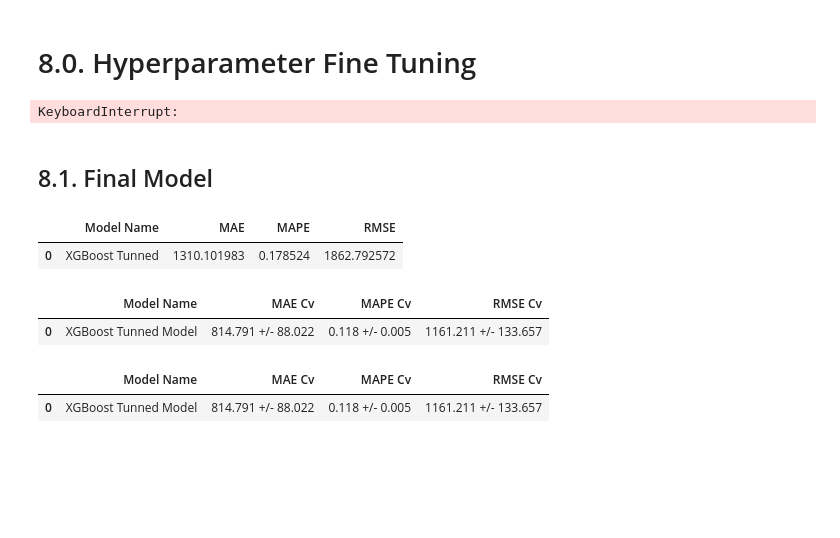
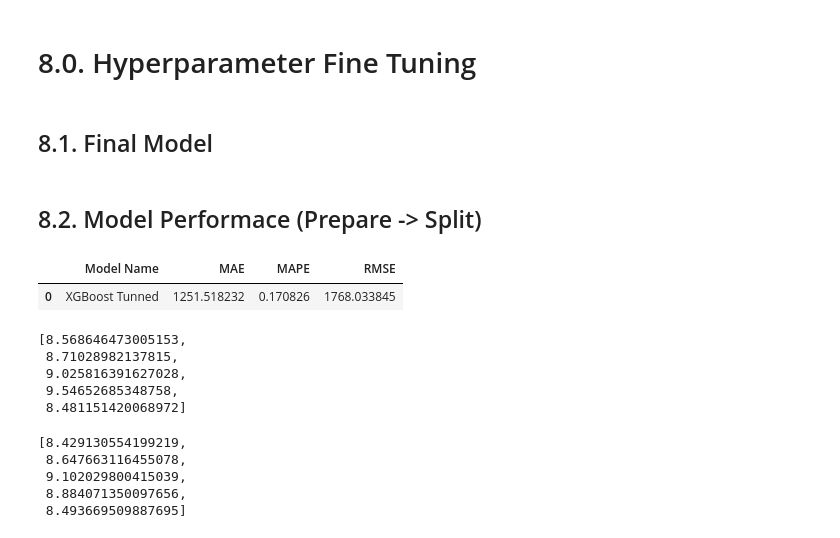
Before and after one commit to xGabrielR/DsEmProd, a Jupyter notebook: notebooks/m03_machine_learning_II.ipynb, the cells around one changed output. Cells and saved outputs as stored; diff of their text form; code cells hidden in the pictures; blank space fills up the shorter version.

```diff
--- a/notebooks/m03_machine_learning_II.ipynb
+++ b/notebooks/m03_machine_learning_II.ipynb
@@ -1009,53 +1009,53 @@ params = {
     'colsample_bytree': [.5, .7, .9, 1.]
 }
 # %%
-for i in range( 50 ):
-    hp = {k: sample( v, 1 ) for k, v in params.items()}
-    print(hp, file=open('parameters.txt', 'a'))
+# for i in range( 50 ):
+#     hp = {k: sample( v, 1 ) for k, v in params.items()}
+#     print(hp, file=open('parameters.txt', 'a'))
 
-    # Definition
-    xg = XGBRegressor( n_jobs = -1,
-                       n_estimators = hp['n_estimators'][0],
-                       eta   = hp['eta'][0],
-                       gamma = hp['gamma'][0],
-                       max_depth = hp['max_depth'][0],
-                       subsample = hp['subsample'][0],
-                       min_child_weight = hp['min_child_weight'][0],
-                       colsample_bytree = hp['colsample_bytree'][0])
+#     # Definition
+#     xg = XGBRegressor( n_jobs = -1,
+#                        n_estimators = hp['n_estimators'][0],
+#                        eta   = hp['eta'][0],
+#                        gamma = hp['gamma'][0],
+#                        max_depth = hp['max_depth'][0],
+#                        subsample = hp['subsample'][0],
+#                        min_child_weight = hp['min_child_weight'][0],
+#                        colsample_bytree = hp['colsample_bytree'][0])
 
-    # Performace
-    xg_result = mp.cross_val( x_training, 2, 'XGBoost Model', xg )
-    print( f"{ xg_result['RMSE Cv'].tolist()[0] } \n", file=open('parameters.txt', 'a') )
+#     # Performace
+#     xg_result = mp.cross_val( x_training, 2, 'XGBoost Model', xg )
+#     print( f"{ xg_result['RMSE Cv'].tolist()[0] } \n", file=open('parameters.txt', 'a') )
-# %% [output]
-KeyboardInterrupt:
 # %% [markdown]
 ## 8.1. Final Model
 # %%
 param_tunned = {
-    'n_estimators': 3700,
-    'eta': .03,
+    'n_estimators': 3500,
+    'eta': .035,
     'gamma': 1,
     'max_depth': 6,
-    'subsample': .6,
+    'subsample': .7,
     'min_child_weight': 7,
-    'colsample_bytree': .7
+    'colsample_bytree': 1
 }
+# %% [markdown]
+## 8.2. Model Performace (Prepare -> Split)
 # %%
 xg_tnn = XGBRegressor( n_jobs = -1,
                        n_estimators = param_tunned['n_estimators'],
                        eta   = param_tunned['eta'],
                        gamma = param_tunned['gamma'],
                        max_depth = param_tunned['max_depth'],
                        subsample = param_tunned['subsample'],
                        min_child_weight = param_tunned['min_child_weight'],
-                       colsample_bytree = param_tunned['colsample_bytree']).fit( x_train_, y_train )
+                       colsample_bytree = param_tunned['colsample_bytree']).fit( x_train, y_train )
 
 # Predict
-yhat = xg_tnn.predict( x_test_ )
+yhat = xg_tnn.predict( x_test )
 
 # Performace
 xg_result_t = mp.ml_error( "XGBoost Tunned", np.expm1( y_test ), np.expm1( yhat ) )
 xg_result_t
 # %% [output]
 |  | Model Name | MAE | MAPE | RMSE |
-| 0 | XGBoost Tunned | 1310.101983 | 0.178524 | 1862.792572 |
+| 0 | XGBoost Tunned | 1251.518232 | 0.170826 | 1768.033845 |
@@ -1064,13 +1062,19 @@ tunned_result = mp.cross_val( x_training, 4, 'XGBoost Tunned Model', xg_tnn )
-# %%
-tunned_result
-# %% [output]
-|  | Model Name | MAE Cv | MAPE Cv | RMSE Cv |
-| 0 | XGBoost Tunned Model | 814.791 +/- 88.022 | 0.118 +/- 0.005 | 1161.211 +/- 133.657 |
-# %%
-tunned_result
-# %% [output]
-|  | Model Name | MAE Cv | MAPE Cv | RMSE Cv |
-| 0 | XGBoost Tunned Model | 814.791 +/- 88.022 | 0.118 +/- 0.005 | 1161.211 +/- 133.657 |
+# %%
+y_test.head().tolist()
+# %% [output]
+[8.568646473005153,
+ 8.71028982137815,
+ 9.025816391627028,
+ 9.54652685348758,
+ 8.481151420068972]
+# %%
+yhat[:5].tolist()
+# %% [output]
+[8.429130554199219,
+ 8.647663116455078,
+ 9.102029800415039,
+ 8.884071350097656,
+ 8.493669509887695]
 # %%
 # Save best model on Pickle
 pickle.dump(xg_tnn, open("model_xgb_t.pkl", "wb"))
```
Also changed, not shown: parts of 8 cells of this notebook.
